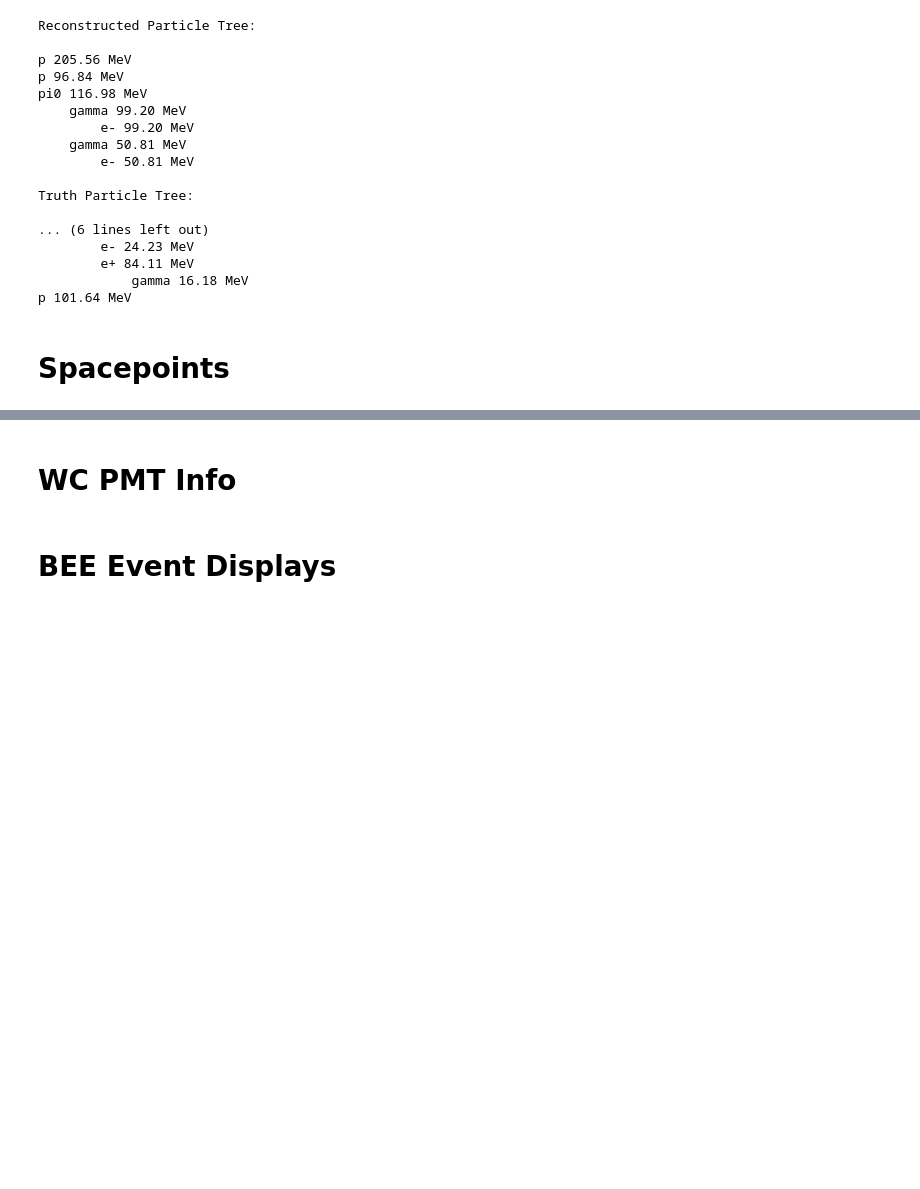
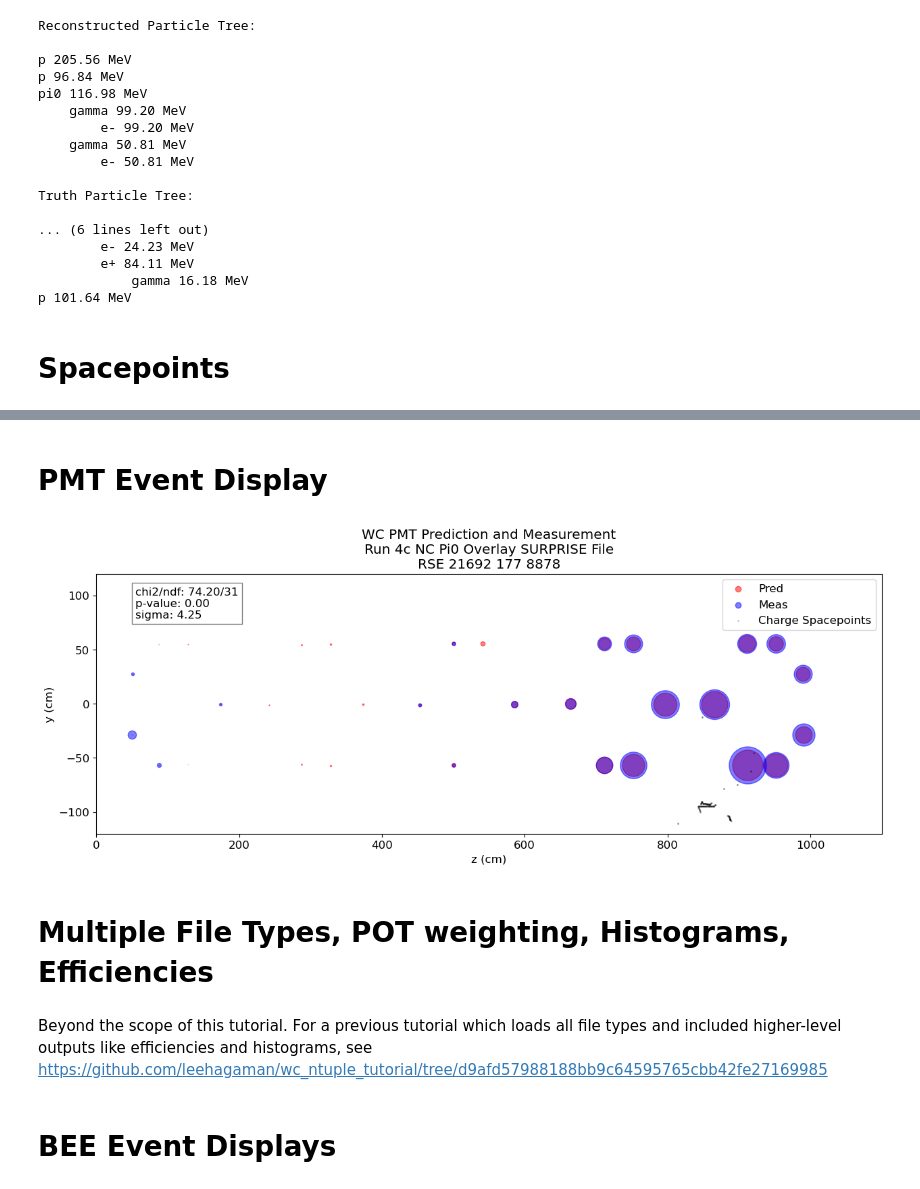
Before and after one commit to leehagaman/wc_ntuple_tutorial, a Jupyter notebook: tutorial.ipynb, the cells around one changed output, grey strips where cells are left out. Drawn from its saved outputs; the diff is of its cells as text; code cells hidden in the pictures; blank space fills up the shorter version.

```diff
--- a/tutorial.ipynb
+++ b/tutorial.ipynb
@@ -534,2 +580,2 @@ if do_3d_plot:
 # %% [markdown]
-# WC PMT Info
+# PMT Event Display
@@ -536,3 +620,39 @@ if do_3d_plot:
+# %%
+pred_pe = one_event_df["wc_WCPMTInfoPePred"].to_numpy()[0]
+meas_pe = one_event_df["wc_WCPMTInfoPeMeas"].to_numpy()[0]
+meas_pe_err = one_event_df["wc_WCPMTInfoPeMeasErr"].to_numpy()[0]
+chi2_value = one_event_df["wc_WCPMTInfoChi2"].to_numpy()[0]
+ndf_value = one_event_df["wc_WCPMTInfoNDF"].to_numpy()[0]
+
+plt.figure(figsize=(15, 5))
+for pmt_i in range(32):
+    z_pos = pmt_position_dic[pmt_i][2]
+    y_pos = pmt_position_dic[pmt_i][1]
+    pred_pe_i = pred_pe[pmt_i]
+    meas_pe_i = meas_pe[pmt_i]
+    plt.scatter(z_pos, y_pos, s=pred_pe_i*10, c="r", alpha=0.5)
+    plt.scatter(z_pos, y_pos, s=meas_pe_i*10, c="b", alpha=0.5)
+plt.scatter([], [], c="r", label="Pred", alpha=0.5)
+plt.scatter([], [], c="b", label="Meas", alpha=0.5)
+plt.scatter(one_event_df["wc_Trecchargeblob_spacepoints_z"].to_numpy()[0], one_event_df["wc_Trecchargeblob_spacepoints_y"].to_numpy()[0], s=1, c="k", alpha=0.2, label="Charge Spacepoints")
+plt.xlabel("z (cm)")
+plt.ylabel("y (cm)")
+plt.xlim(0, 1100)
+plt.ylim(-120, 120)
+plt.legend()
+
+p_value = 1. - chi2.cdf(chi2_value, ndf_value)
+sigma_value = np.sqrt(2.) * erfcinv(p_value)
+plt.text(0.05, 0.95, f"chi2/ndf: {chi2_value:.2f}/{ndf_value}\np-value: {p_value:.2f}\nsigma: {sigma_value:.2f}", transform=plt.gca().transAxes, fontsize=12, verticalalignment="top", bbox=dict(facecolor="white", alpha=0.5))
+
+plt.title(f"WC PMT Prediction and Measurement\nRun 4c NC Pi0 Overlay SURPRISE File\nRSE {one_event_df['wc_run'].to_numpy()[0]} {one_event_df['wc_subrun'].to_numpy()[0]} {one_event_df['wc_event'].to_numpy()[0]}")
+plt.show()
+# %% [output]
+[figure, added]
+# %% [markdown]
+# Multiple File Types, POT weighting, Histograms, Efficiencies
+# %% [markdown]
+Beyond the scope of this tutorial. For a previous tutorial which loads all file types and included higher-level outputs like efficiencies and histograms, see https://github.com/leehagaman/wc_ntuple_tutorial/tree/d9afd57988188bb9c64595765cbb42fe27169985
 # %% [markdown]
 # BEE Event Displays
 # %% [markdown]
```
Also changed, not shown: parts of 20 cells of this notebook.
